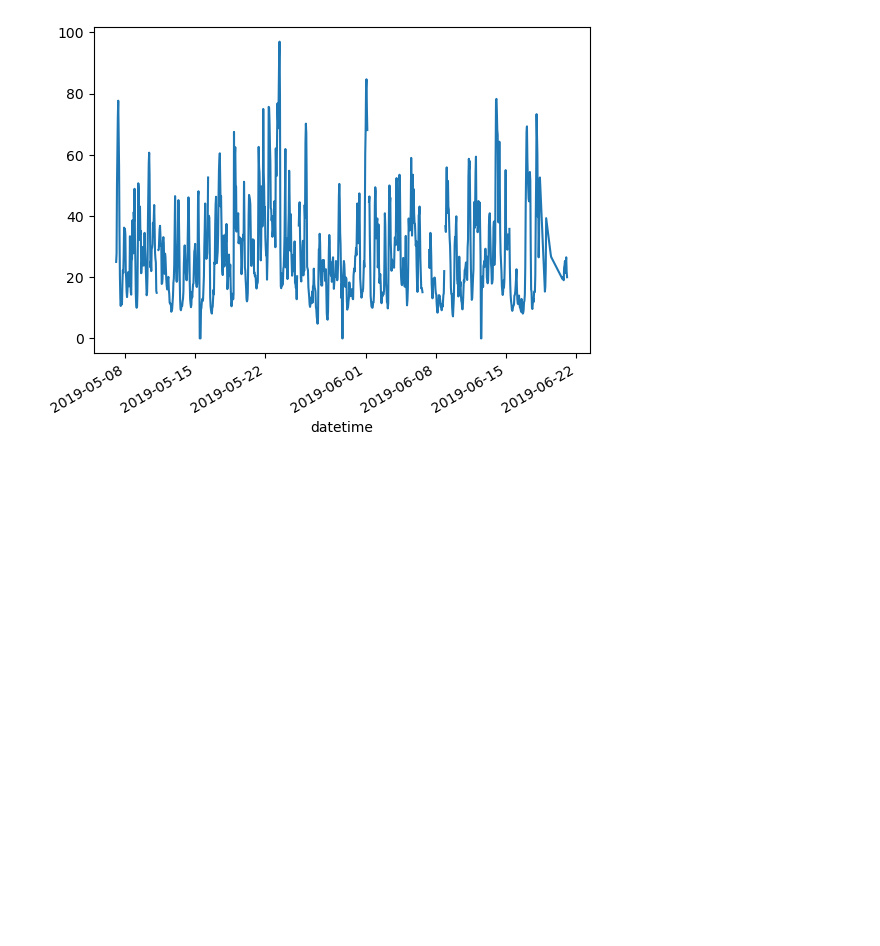
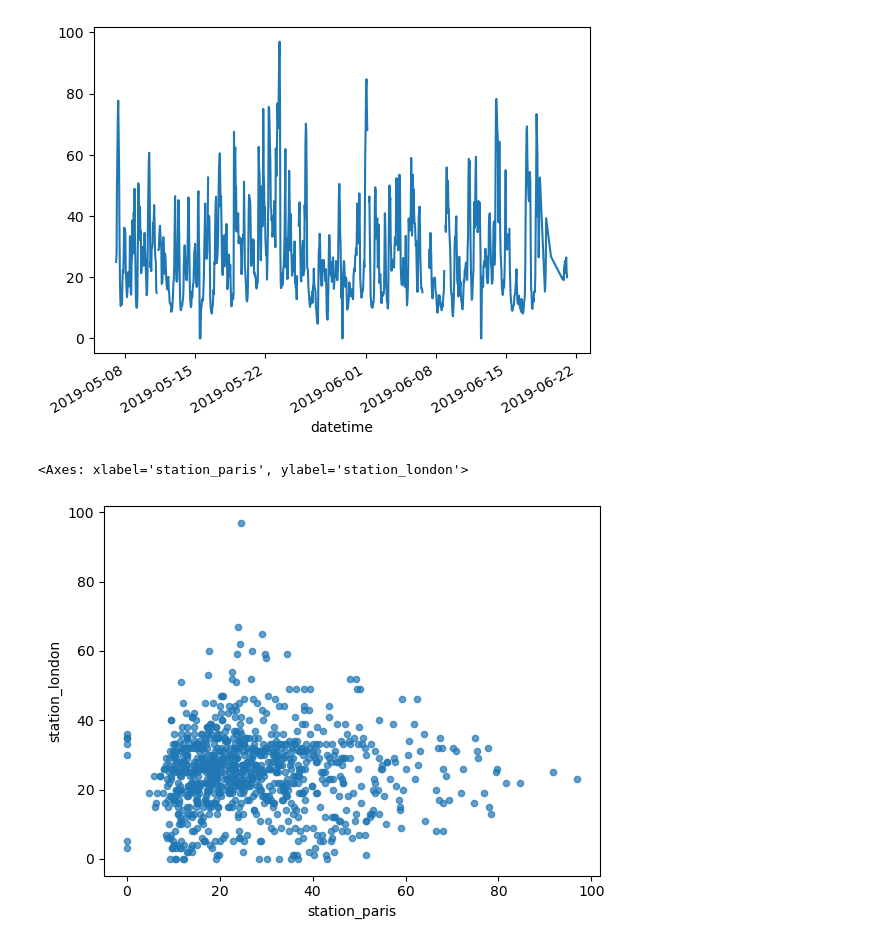
Before and after one commit to Geography-and-Planning/intro-to-gis, a Jupyter notebook: notebook/pandas.ipynb, the cells around one changed output. Cells and saved outputs as stored; diff of their text form; code cells hidden in the pictures; blank space fills up the shorter version.

```diff
--- a/notebook/pandas.ipynb
+++ b/notebook/pandas.ipynb
@@ -162,3 +162,8 @@ air_quality["station_paris"].plot()
 # %% [output]
 <Axes: xlabel='datetime'>
 [figure]
+# %%
+air_quality.plot.scatter(x="station_paris", y="station_london", alpha= 0.7)
+# %% [output]
+<Axes: xlabel='station_paris', ylabel='station_london'>
+[figure, added]
```
Also changed, not shown: parts of 4 cells of this notebook.
